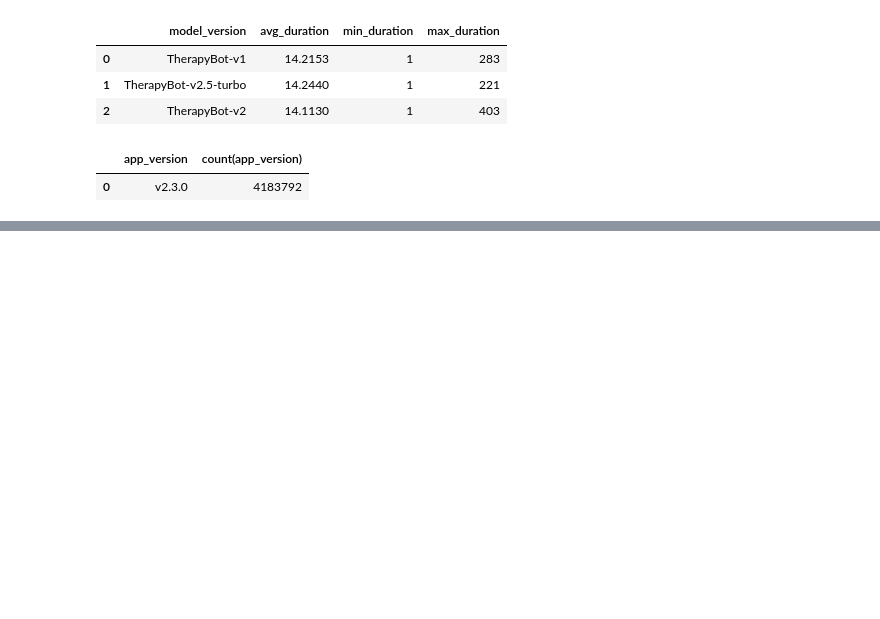
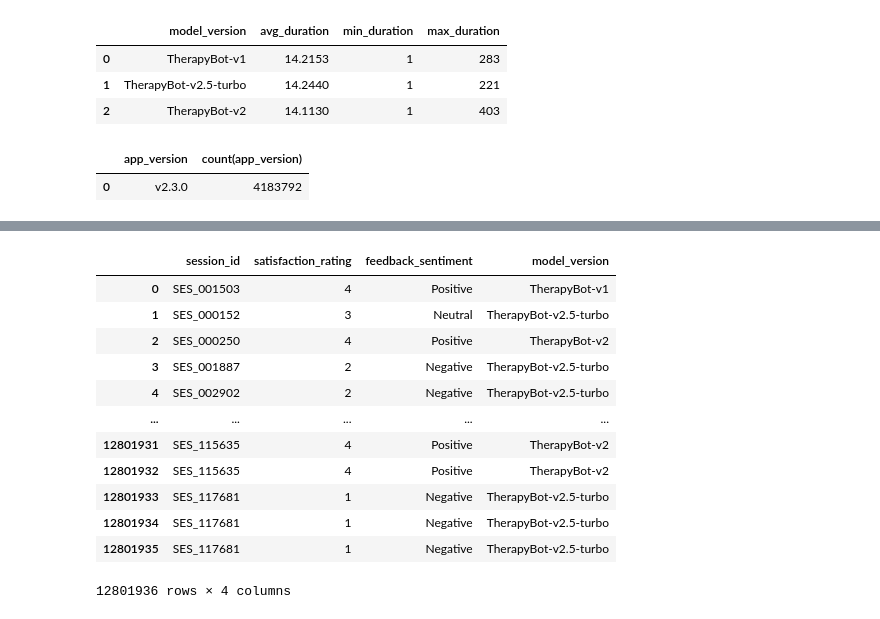
Before and after one commit to vishva0710/ai-chatbot-user-retention-analysis, a Jupyter notebook: AI_Chatbot_User_Retention_Analysis.ipynb, the cells around one changed output, grey strips where cells are left out. Drawn from its saved outputs; the diff is of its cells as text; code cells hidden in the pictures; blank space fills up the shorter version.

```diff
--- a/AI_Chatbot_User_Retention_Analysis.ipynb
+++ b/AI_Chatbot_User_Retention_Analysis.ipynb
@@ -1101,0 +1147,17 @@ pd.read_sql(query,engin)
+# %%
+query='select * from sec_con_feed'
+pd.read_sql(query,engin)
+# %% [output]
+|  | session_id | satisfaction_rating | feedback_sentiment | model_version |
+| 0 | SES_001503 | 4 | Positive | TherapyBot-v1 |
+| 1 | SES_000152 | 3 | Neutral | TherapyBot-v2.5-turbo |
+| 2 | SES_000250 | 4 | Positive | TherapyBot-v2 |
+| 3 | SES_001887 | 2 | Negative | TherapyBot-v2.5-turbo |
+| 4 | SES_002902 | 2 | Negative | TherapyBot-v2.5-turbo |
+| ... | ... | ... | ... | ... |
+| 12801931 | SES_115635 | 4 | Positive | TherapyBot-v2 |
+| 12801932 | SES_115635 | 4 | Positive | TherapyBot-v2 |
+| 12801933 | SES_117681 | 1 | Negative | TherapyBot-v2.5-turbo |
+| 12801934 | SES_117681 | 1 | Negative | TherapyBot-v2.5-turbo |
+| 12801935 | SES_117681 | 1 | Negative | TherapyBot-v2.5-turbo |
+12801936 rows × 4 columns
```
Also changed, not shown: parts of 5 cells of this notebook.
